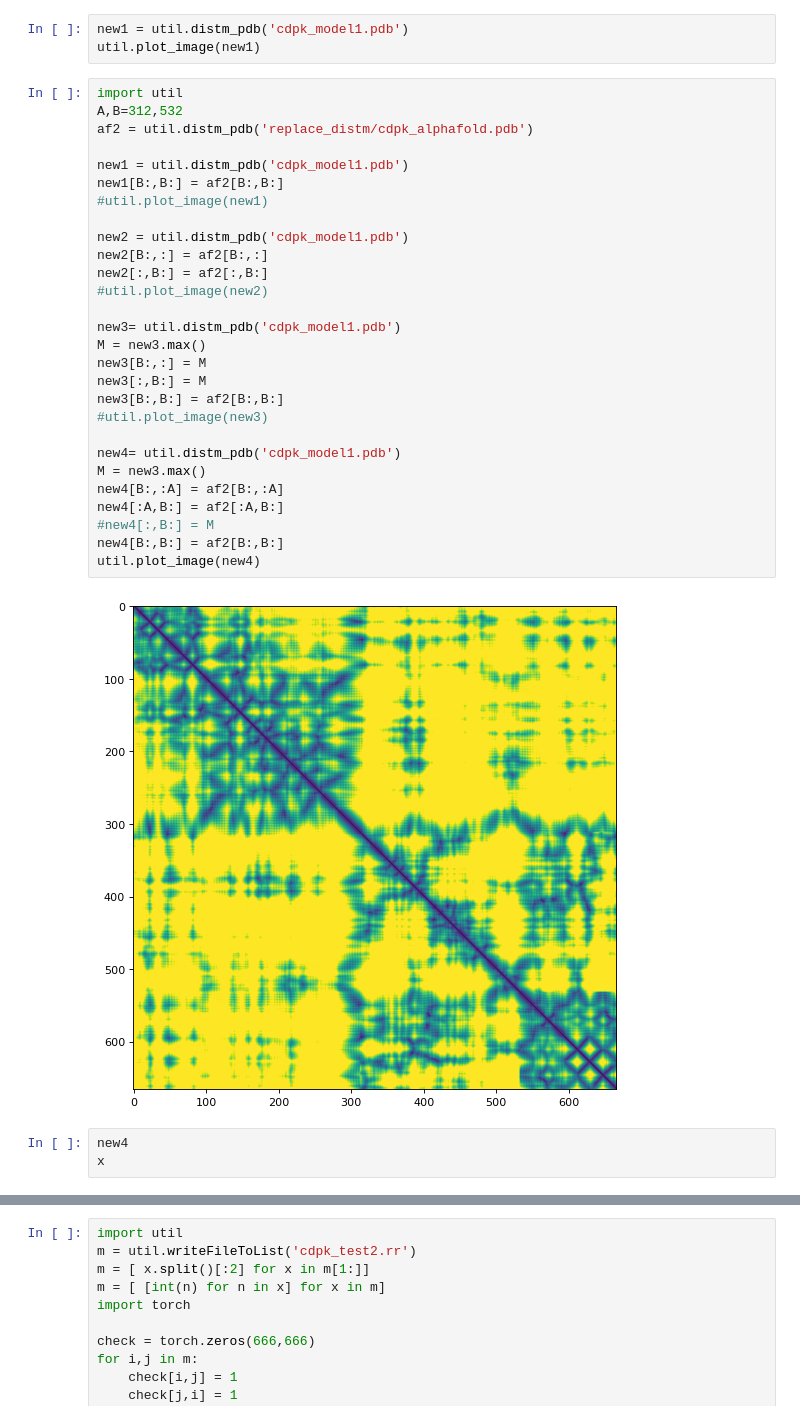
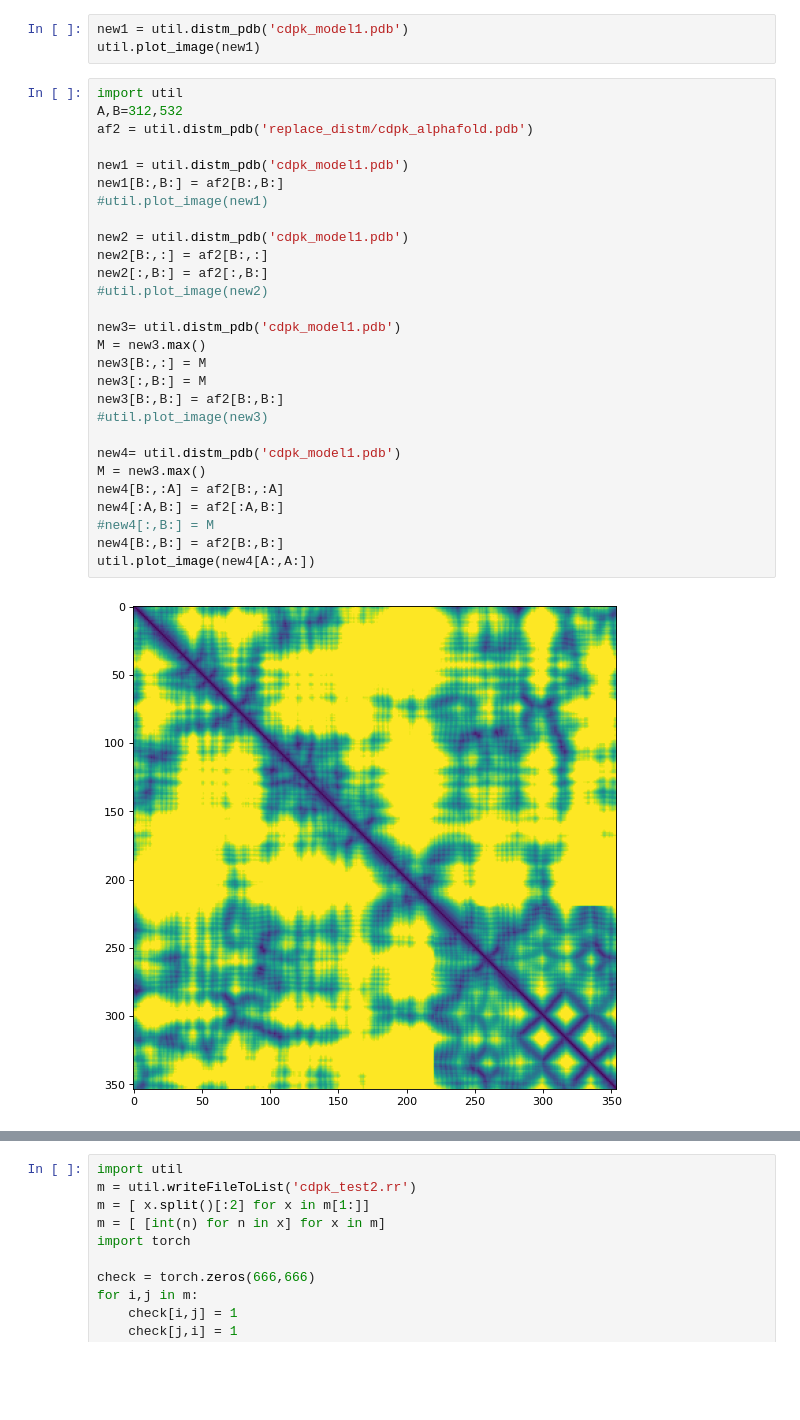
Before and after one commit to ychuhp/scoring_random_omega, a Jupyter notebook: distm_replace.ipynb, the cells around one changed output, grey strips where cells are left out. Saved outputs shown, nothing was run; the diff lists cells and outputs as text; blank space fills up the shorter version.

```diff
--- a/distm_replace.ipynb
+++ b/distm_replace.ipynb
@@ -55,33 +61,30 @@ util.plot_image(new1)
 # %%
 import util
 A,B=312,532
 af2 = util.distm_pdb('replace_distm/cdpk_alphafold.pdb')
 
 new1 = util.distm_pdb('cdpk_model1.pdb')
 new1[B:,B:] = af2[B:,B:]
 #util.plot_image(new1)
 
 new2 = util.distm_pdb('cdpk_model1.pdb')
 new2[B:,:] = af2[B:,:]
 new2[:,B:] = af2[:,B:]
 #util.plot_image(new2)
 
 new3= util.distm_pdb('cdpk_model1.pdb')
 M = new3.max()
 new3[B:,:] = M
 new3[:,B:] = M
 new3[B:,B:] = af2[B:,B:]
 #util.plot_image(new3)
 
 new4= util.distm_pdb('cdpk_model1.pdb')
 M = new3.max()
 new4[B:,:A] = af2[B:,:A]
 new4[:A,B:] = af2[:A,B:]
 #new4[:,B:] = M
 new4[B:,B:] = af2[B:,B:]
-util.plot_image(new4)
+util.plot_image(new4[A:,A:])
 # %% [output]
-[figure, old version]
+[figure, new version]
-# %%
-new4
-x
```
Also changed, not shown: parts of 8 cells of this notebook, 56 other files.
